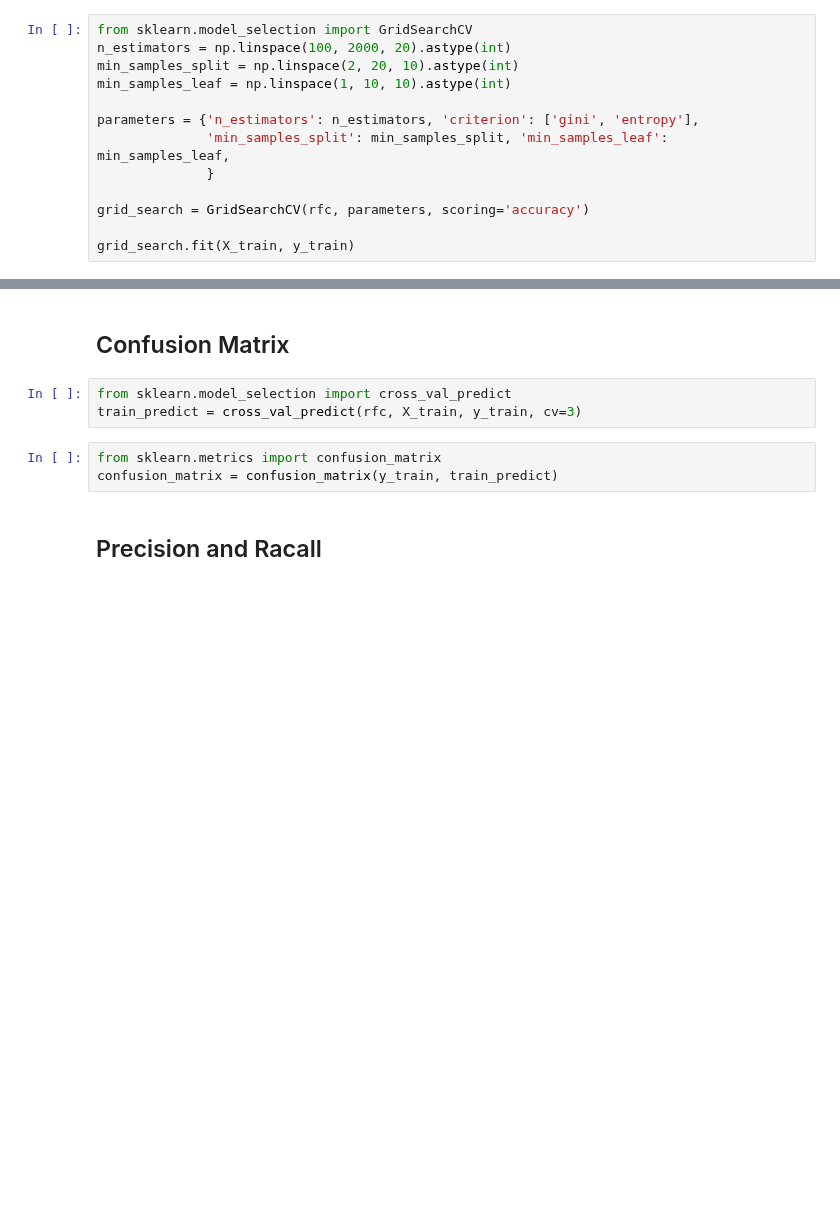
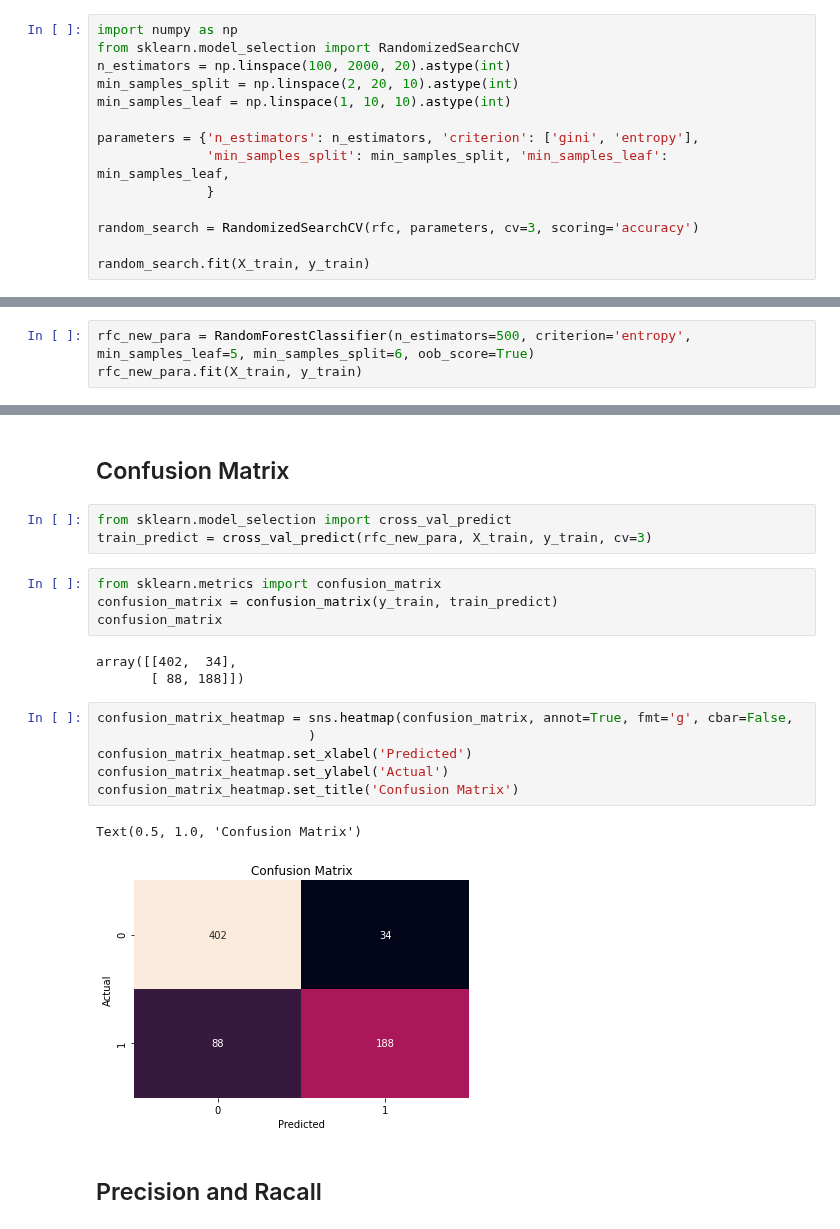
Before and after one commit to lucaslokchan/hands-on-ml, a Jupyter notebook: Projects/Titanic/Titanic_Machine_Learning_from_Disaster.ipynb, the cells around one changed output, grey strips where cells are left out. Saved outputs shown, nothing was run; the diff lists cells and outputs as text; blank space fills up the shorter version.

```diff
--- a/Projects/Titanic/Titanic_Machine_Learning_from_Disaster.ipynb
+++ b/Projects/Titanic/Titanic_Machine_Learning_from_Disaster.ipynb
@@ -928,7 +971,8 @@ rfc.oob_score_
 # %% [markdown]
 ## Hyperparameter Tuning
 # %%
-from sklearn.model_selection import GridSearchCV
+import numpy as np
+from sklearn.model_selection import RandomizedSearchCV
 n_estimators = np.linspace(100, 2000, 20).astype(int)
 min_samples_split = np.linspace(2, 20, 10).astype(int)
 min_samples_leaf = np.linspace(1, 10, 10).astype(int)
@@ -937,6 +981,6 @@ parameters = {'n_estimators': n_estimators, 'criterion': ['gini', 'entropy'],
               'min_samples_split': min_samples_split, 'min_samples_leaf': min_samples_leaf,
               }
 
-grid_search = GridSearchCV(rfc, parameters, scoring='accuracy')
+random_search = RandomizedSearchCV(rfc, parameters, cv=3, scoring='accuracy')
 
-grid_search.fit(X_train, y_train)
+random_search.fit(X_train, y_train)
@@ -949,2 +1047,5 @@ grid_search.cv_results
 # %% [markdown]
 ## Test New Parameters
+# %%
+rfc_new_para = RandomForestClassifier(n_estimators=500, criterion='entropy', min_samples_leaf=5, min_samples_split=6, oob_score=True)
+rfc_new_para.fit(X_train, y_train)
@@ -952,9 +1077,22 @@ grid_search.cv_results
 ## Confusion Matrix
 # %%
 from sklearn.model_selection import cross_val_predict
-train_predict = cross_val_predict(rfc, X_train, y_train, cv=3)
+train_predict = cross_val_predict(rfc_new_para, X_train, y_train, cv=3)
 # %%
 from sklearn.metrics import confusion_matrix
 confusion_matrix = confusion_matrix(y_train, train_predict)
+confusion_matrix
+# %% [output]
+array([[402,  34],
+       [ 88, 188]])
+# %%
+confusion_matrix_heatmap = sns.heatmap(confusion_matrix, annot=True, fmt='g', cbar=False,
+                           )
+confusion_matrix_heatmap.set_xlabel('Predicted')
+confusion_matrix_heatmap.set_ylabel('Actual')
+confusion_matrix_heatmap.set_title('Confusion Matrix')
+# %% [output]
+Text(0.5, 1.0, 'Confusion Matrix')
+[figure, added]
 # %% [markdown]
 ## Precision and Racall
```
Also changed, not shown: parts of 37 cells of this notebook.
